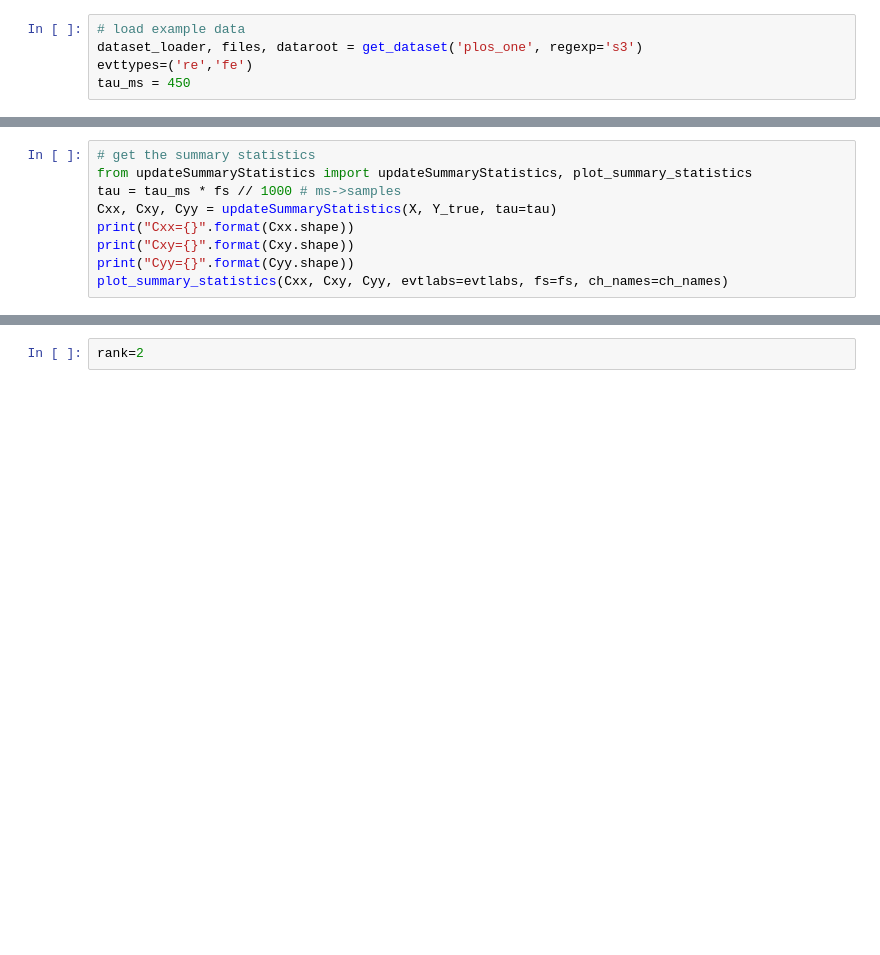
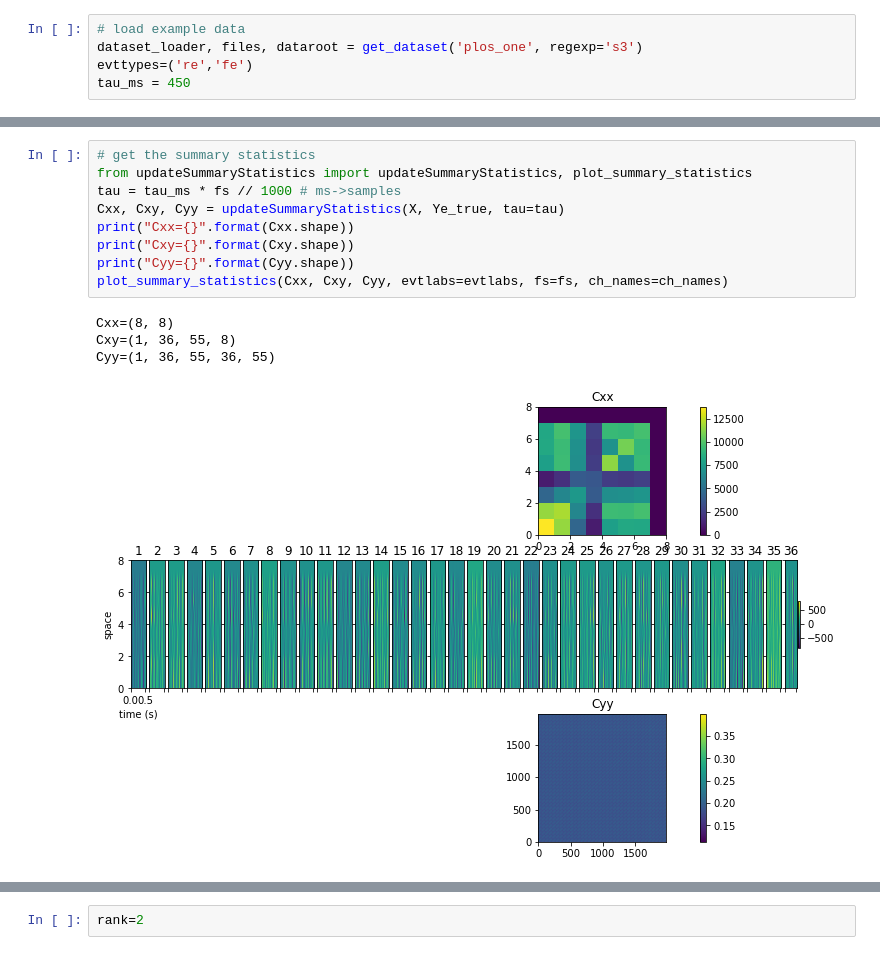
Before and after one commit to mindaffect/pymindaffectBCI, a Jupyter notebook: mindaffectBCI/decoder/MCCA.ipynb, the cells around one changed output, grey strips where cells are left out. Drawn from its saved outputs; the diff is of its cells as text; blank space fills up the shorter version.

```diff
--- a/mindaffectBCI/decoder/MCCA.ipynb
+++ b/mindaffectBCI/decoder/MCCA.ipynb
@@ -52,11 +111,16 @@ plt.imshow(Y_true[0,:,0,:].T,aspect='auto',origin='normal')
 # %%
 # get the summary statistics
 from updateSummaryStatistics import updateSummaryStatistics, plot_summary_statistics
 tau = tau_ms * fs // 1000 # ms->samples
-Cxx, Cxy, Cyy = updateSummaryStatistics(X, Y_true, tau=tau)
+Cxx, Cxy, Cyy = updateSummaryStatistics(X, Ye_true, tau=tau)
 print("Cxx={}".format(Cxx.shape))
 print("Cxy={}".format(Cxy.shape))
 print("Cyy={}".format(Cyy.shape))
 plot_summary_statistics(Cxx, Cxy, Cyy, evtlabs=evtlabs, fs=fs, ch_names=ch_names)
+# %% [output]
+Cxx=(8, 8)
+Cxy=(1, 36, 55, 8)
+Cyy=(1, 36, 55, 36, 55)
+[figure, added]
 # %%
 plt.imshow(Cyy.reshape((Cyy.shape[1]*Cyy.shape[2],-1)),aspect='auto',origin='normal');plt.colorbar()
```
Also changed, not shown: parts of 22 cells of this notebook.
